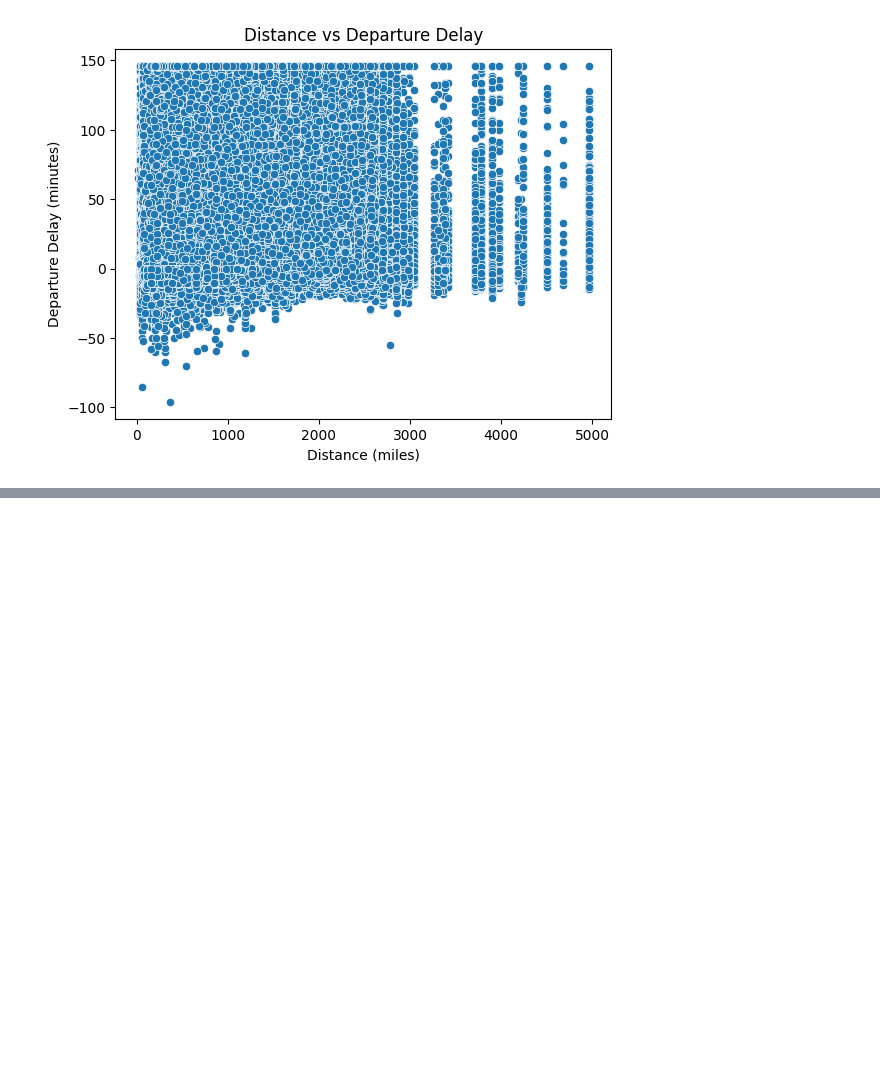
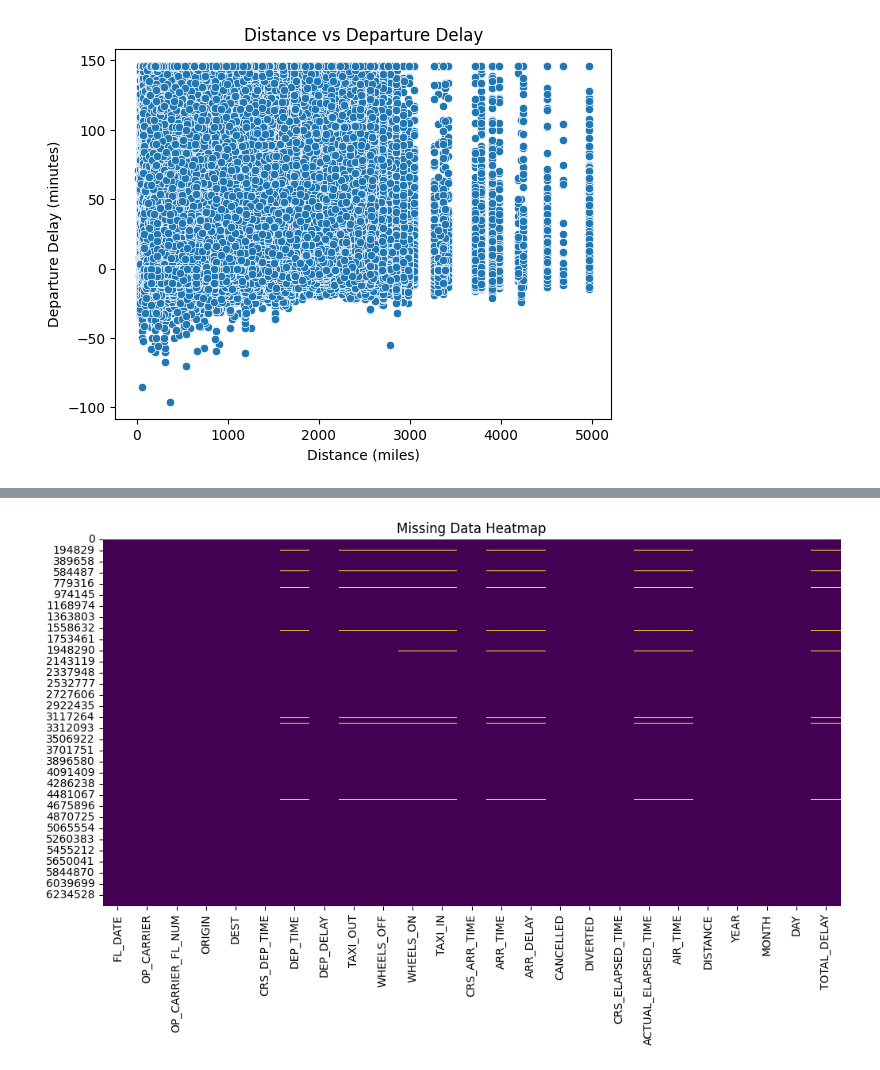
Before and after one commit to kibetamos/ML-zoomcamp-Homework, a Jupyter notebook: Mid_Term/Mid_term.ipynb, the cells around one changed output, grey strips where cells are left out. Drawn from its saved outputs; the diff is of its cells as text; code cells hidden in the pictures; blank space fills up the shorter version.

```diff
--- a/Mid_Term/Mid_term.ipynb
+++ b/Mid_Term/Mid_term.ipynb
@@ -242,0 +299,17 @@ plt.show()
+# %%
+import seaborn as sns
+import matplotlib.pyplot as plt
+
+# Set the figure size before calling heatmap
+plt.figure(figsize=(12, 6))
+
+# Create the heatmap
+sns.heatmap(df_cleaned.isnull(), cbar=False, cmap='viridis')
+
+# Add a title
+plt.title('Missing Data Heatmap')
+
+# Show the plot
+plt.show()
+# %% [output]
+[figure, added]
```
Also changed, not shown: parts of 9 cells of this notebook.
